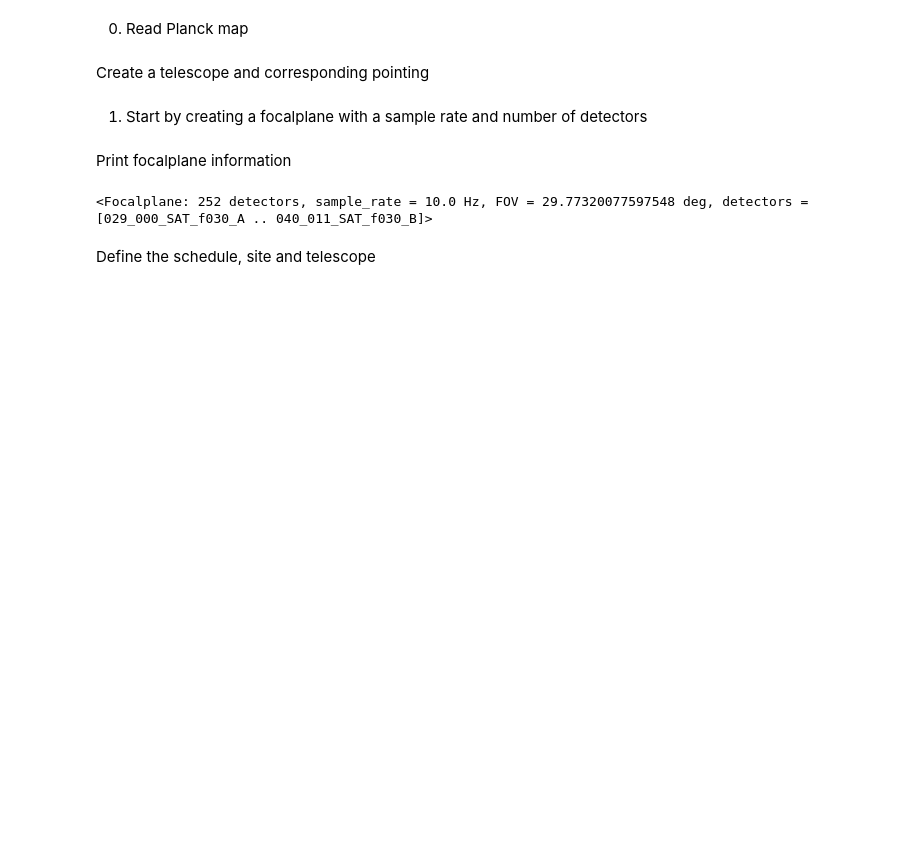
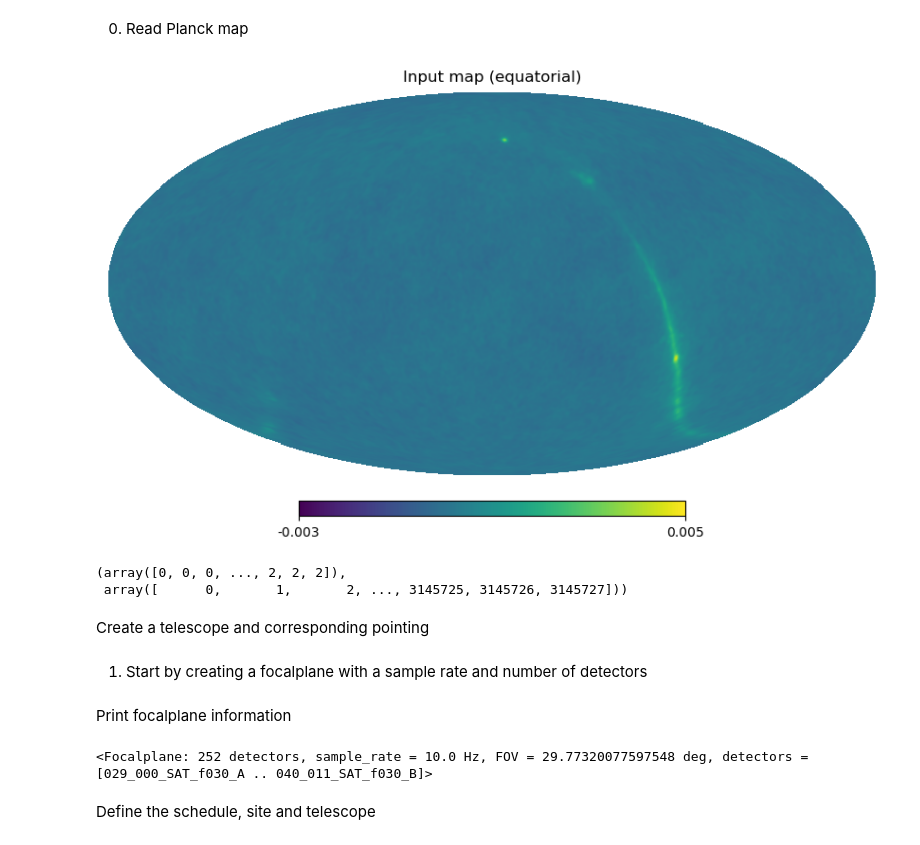
Before and after one commit to julientang/M2-internship, a Jupyter notebook: notebook/Observation_Planck.ipynb, the cells around one changed output. Cells and saved outputs as stored; diff of their text form; code cells hidden in the pictures; blank space fills up the shorter version.

```diff
--- a/notebook/Observation_Planck.ipynb
+++ b/notebook/Observation_Planck.ipynb
@@ -43,5 +96,14 @@ lmax = 2*NSIDE
 # %%
-planck_GC512 = hp.read_map(filename='planck_030_GC_512.FITS',field=None)
+planck_GC512 = hp.read_map(filename='skynoise_030_GC_nside.FITS',field=None)
+# %%
+hp.mollview(planck_GC512[0], title="Input map (equatorial)",min = -3e-3,max = 5e-3)
+# %% [output]
+[figure, added]
+# %%
+np.where(planck_GC512!=0)
+# %% [output]
+(array([0, 0, 0, ..., 2, 2, 2]),
+ array([      0,       1,       2, ..., 3145725, 3145726, 3145727]))
 # %% [markdown]
 Create a telescope and corresponding pointing
 # %% [markdown]
```
Also changed, not shown: parts of 43 cells of this notebook.
